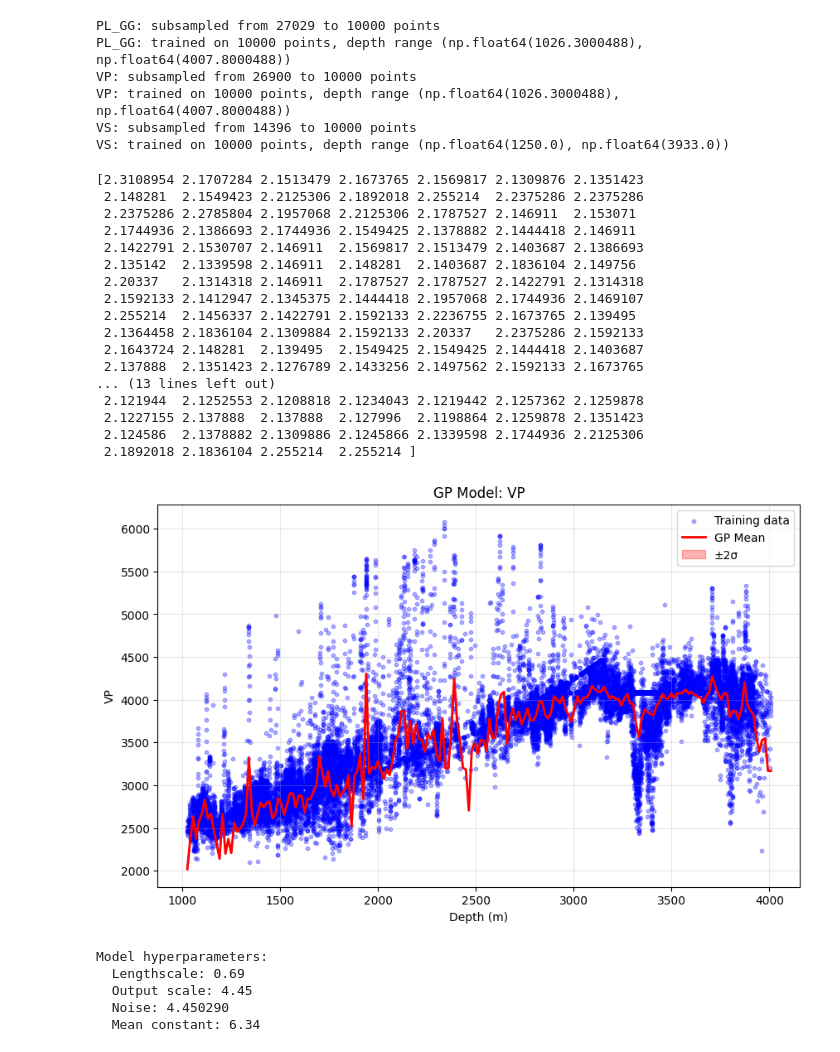
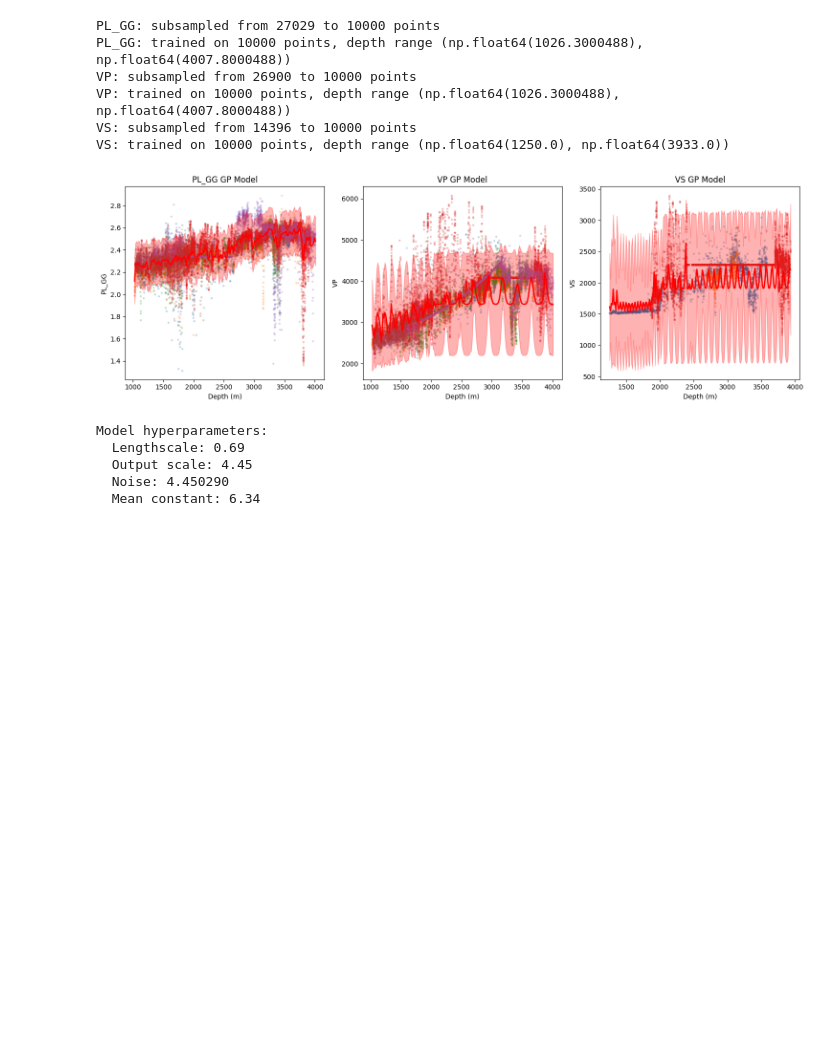
Before and after one commit to spaceswimmer/nnseismic, a Jupyter notebook: src/get-rockphysics-tagilsk.ipynb, the cells around one changed output. Saved outputs shown, nothing was run; the diff lists cells and outputs as text; code cells hidden in the pictures; blank space fills up the shorter version.

```diff
--- a/src/get-rockphysics-tagilsk.ipynb
+++ b/src/get-rockphysics-tagilsk.ipynb
@@ -161,7 +161,7 @@ result_shale = fit_gp_model_all_wells(
     las_dfs_shale,
     property_cols=['PL_GG', 'VP', 'VS'],
     max_points=10000,
-    training_iter=100
+    training_iter=150
 )
 # %% [output]
 PL_GG: subsampled from 27029 to 10000 points
@@ -202,75 +202,58 @@ def plot_gp_result(gp_result, well_data=None, property_name=None, n_points=200):
     fig, ax = plt.subplots(figsize=(10, 6))
 
     # Plot training samples from wells
     if well_data is not None and property_name is not None:
         for well_name, df in well_data.items():
             if property_name in df.columns and 'DEPTH' in df.columns:
                 valid = df[property_name].notna()
                 ax.scatter(df.loc[valid, 'DEPTH'],
                           df.loc[valid, property_name],
                           alpha=0.3, s=10, c='blue', label='_nolegend_' if well_name != list(well_data.keys())[0] else 'Training data')
 
     # Plot GP mean and confidence
     ax.plot(x_smooth, y_mean, 'r-', linewidth=2, label='GP Mean')
     ax.fill_between(x_smooth, y_mean - 2*y_std, y_mean + 2*y_std,
                     alpha=0.3, color='red', label='±2σ')
 
     ax.set_xlabel('Depth (m)')
     ax.set_ylabel(property_name or 'Property')
     ax.set_title(f'GP Model: {property_name}')
     ax.legend()
     ax.grid(True, alpha=0.3)
 
     return fig, ax
 
 
 # Example usage:
 
 # Plot single property
-plot_gp_result(result_shale['VP'], las_dfs_shale, 'VP')
+# plot_gp_result(result_shale['VS'], las_dfs_shale, 'VS')
+# plt.show()
+
+# Plot all properties
+fig, axes = plt.subplots(1, 3, figsize=(15, 5))
+
+for ax, prop in zip(axes, ['PL_GG', 'VP', 'VS']):
+    depth_min, depth_max = result_shale[prop]['depth_range']
+    x_smooth = np.linspace(depth_min, depth_max, 200)
+    y_mean, y_std = predict_gp_model(result_shale[prop], x_smooth)
+
+    # Scatter training data
+    for well_name, df in las_dfs_shale.items():
+        if prop in df.columns:
+            ax.scatter(df['DEPTH'], df[prop], alpha=0.2, s=5)
+
+    # GP curve
+    ax.plot(x_smooth, y_mean, 'r-', linewidth=2)
+    ax.fill_between(x_smooth, y_mean - 2*y_std, y_mean + 2*y_std, alpha=0.3, color='red')
+    ax.set_xlabel('Depth (m)')
+    ax.set_ylabel(prop)
+    ax.set_title(f'{prop} GP Model')
+
+plt.tight_layout()
 plt.show()
-
-# # Plot all properties
-# fig, axes = plt.subplots(1, 3, figsize=(15, 5))
-
-# for ax, prop in zip(axes, ['PL_GG', 'VP', 'VS']):
-#     depth_min, depth_max = result_shale[prop]['depth_range']
-#     x_smooth = np.linspace(depth_min, depth_max, 200)
-#     y_mean, y_std = predict_gp_model(result_shale[prop], x_smooth)
-
-#     # Scatter training data
-#     for well_name, df in las_dfs_shale.items():
-#         if prop in df.columns:
-#             ax.scatter(df['DEPTH'], df[prop], alpha=0.2, s=5)
-
-#     # GP curve
-#     ax.plot(x_smooth, y_mean, 'r-', linewidth=2)
-#     ax.fill_between(x_smooth, y_mean - 2*y_std, y_mean + 2*y_std, alpha=0.3, color='red')
-#     ax.set_xlabel('Depth (m)')
-#     ax.set_ylabel(prop)
-#     ax.set_title(f'{prop} GP Model')
-
-# plt.tight_layout()
-# plt.show()
 # %% [output]
-[2.3108954 2.1707284 2.1513479 2.1673765 2.1569817 2.1309876 2.1351423
- 2.148281  2.1549423 2.2125306 2.1892018 2.255214  2.2375286 2.2375286
- 2.2375286 2.2785804 2.1957068 2.2125306 2.1787527 2.146911  2.153071
- 2.1744936 2.1386693 2.1744936 2.1549425 2.1378882 2.1444418 2.146911
- 2.1422791 2.1530707 2.146911  2.1569817 2.1513479 2.1403687 2.1386693
- 2.135142  2.1339598 2.146911  2.148281  2.1403687 2.1836104 2.149756
- 2.20337   2.1314318 2.146911  2.1787527 2.1787527 2.1422791 2.1314318
- 2.1592133 2.1412947 2.1345375 2.1444418 2.1957068 2.1744936 2.1469107
- 2.255214  2.1456337 2.1422791 2.1592133 2.2236755 2.1673765 2.139495
- 2.1364458 2.1836104 2.1309884 2.1592133 2.20337   2.2375286 2.1592133
- 2.1643724 2.148281  2.139495  2.1549425 2.1549425 2.1444418 2.1403687
- 2.137888  2.1351423 2.1276789 2.1433256 2.1497562 2.1592133 2.1673765
-... (13 lines left out)
- 2.121944  2.1252553 2.1208818 2.1234043 2.1219442 2.1257362 2.1259878
- 2.1227155 2.137888  2.137888  2.127996  2.1198864 2.1259878 2.1351423
- 2.124586  2.1378882 2.1309886 2.1245866 2.1339598 2.1744936 2.2125306
- 2.1892018 2.1836104 2.255214  2.255214 ]
-[figure, old version]
+[figure, new version]
 # %%
 # Check what the model learned
 result = result_shale['VP']
```
Also changed, not shown: parts of 1 cell of this notebook.
